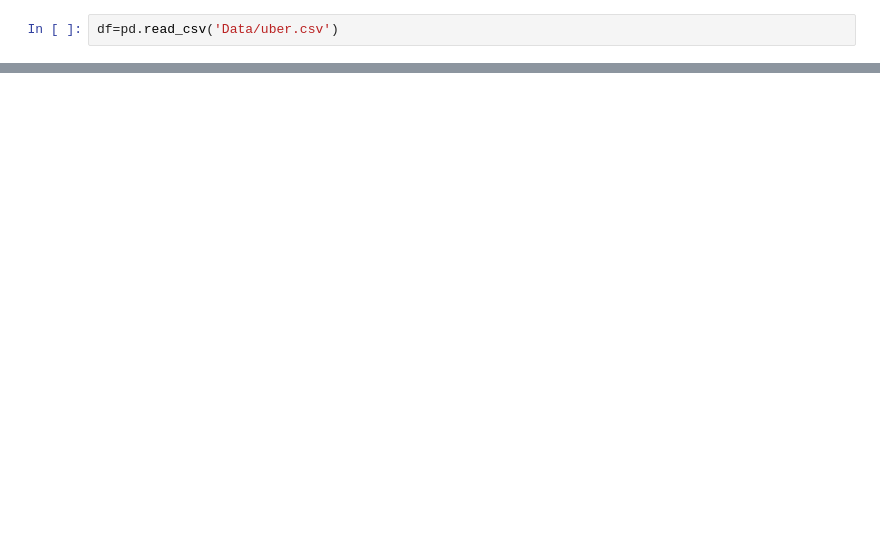
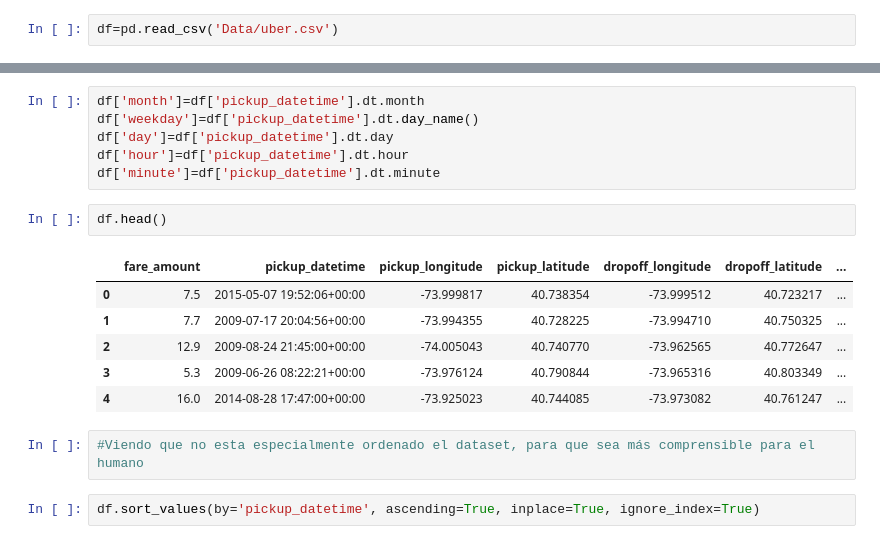
Before and after one commit to alorenzoti/Uber_proyect, a Jupyter notebook: EDA_uber.ipynb, the cells around one changed output, grey strips where cells are left out. Drawn from its saved outputs; the diff is of its cells as text; blank space fills up the shorter version.

```diff
--- a/EDA_uber.ipynb
+++ b/EDA_uber.ipynb
@@ -14,0 +104,19 @@ df.head()
+# %%
+df['month']=df['pickup_datetime'].dt.month
+df['weekday']=df['pickup_datetime'].dt.day_name()
+df['day']=df['pickup_datetime'].dt.day
+df['hour']=df['pickup_datetime'].dt.hour
+df['minute']=df['pickup_datetime'].dt.minute
+# %%
+df.head()
+# %% [output]
+|  | fare_amount | pickup_datetime | pickup_longitude | pickup_latitude | dropoff_longitude | dropoff_latitude | ... |
+| 0 | 7.5 | 2015-05-07 19:52:06+00:00 | -73.999817 | 40.738354 | -73.999512 | 40.723217 | ... |
+| 1 | 7.7 | 2009-07-17 20:04:56+00:00 | -73.994355 | 40.728225 | -73.994710 | 40.750325 | ... |
+| 2 | 12.9 | 2009-08-24 21:45:00+00:00 | -74.005043 | 40.740770 | -73.962565 | 40.772647 | ... |
+| 3 | 5.3 | 2009-06-26 08:22:21+00:00 | -73.976124 | 40.790844 | -73.965316 | 40.803349 | ... |
+| 4 | 16.0 | 2014-08-28 17:47:00+00:00 | -73.925023 | 40.744085 | -73.973082 | 40.761247 | ... |
+# %%
+#Viendo que no esta especialmente ordenado el dataset, para que sea más comprensible para el humano
+# %%
+df.sort_values(by='pickup_datetime', ascending=True, inplace=True, ignore_index=True)
```
Also changed, not shown: parts of 16 cells of this notebook.
